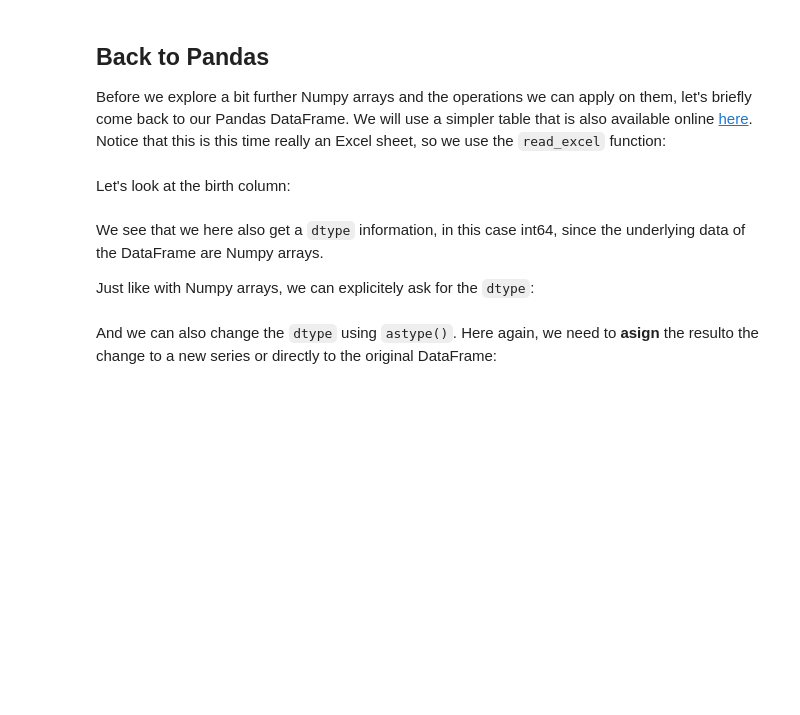
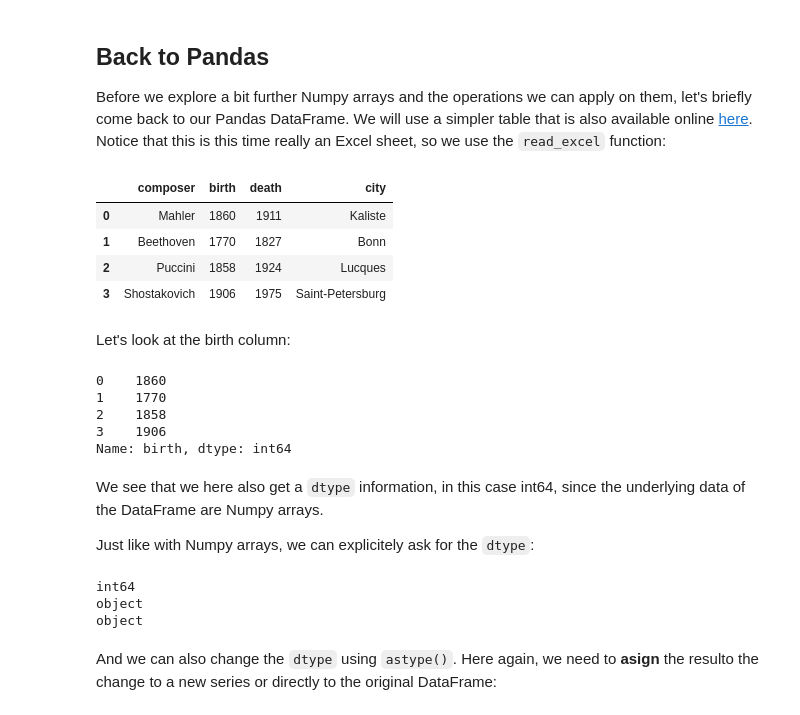
Before and after one commit to marco-finger/DSF-FS22-MarcoFinger, a Jupyter notebook: 05_Numpy_arrays.ipynb, the cells around one changed output. Saved outputs shown, nothing was run; the diff lists cells and outputs as text; code cells hidden in the pictures; blank space fills up the shorter version.

````diff
--- a/05_Numpy_arrays.ipynb
+++ b/05_Numpy_arrays.ipynb
@@ -140,9 +140,15 @@ Notice how we had to create a **new** array: most operations on Numpy arrays are
 
 Before we explore a bit further Numpy arrays and the operations we can apply on them, let's briefly come back to our Pandas DataFrame. We will use a simpler table that is also available online [here](https://github.com/guiwitz/NumpyPandas_course/blob/master/Data/composers.xlsx). Notice that this is this time really an Excel sheet, so we use the ```read_excel``` function:
 # %%
-# import pandas as pd
+import pandas as pd
 
-# composers = pd.read_excel('https://github.com/guiwitz/NumpyPandas_course/blob/master/Data/composers.xlsx?raw=true')
-# composers
+composers = pd.read_excel('https://github.com/guiwitz/NumpyPandas_course/blob/master/Data/composers.xlsx?raw=true')
+composers
+# %% [output]
+|  | composer | birth | death | city |
+| 0 | Mahler | 1860 | 1911 | Kaliste |
+| 1 | Beethoven | 1770 | 1827 | Bonn |
+| 2 | Puccini | 1858 | 1924 | Lucques |
+| 3 | Shostakovich | 1906 | 1975 | Saint-Petersburg |
 # %% [markdown]
 Let's look at the birth column:
@@ -151,3 +155,11 @@ Let's look at the birth column:
+# %%
+composers['birth']
+# %% [output]
+0    1860
+1    1770
+2    1858
+3    1906
+Name: birth, dtype: int64
 # %% [markdown]
 We see that we here also get a ```dtype``` information, in this case int64, since the underlying data of the DataFrame are Numpy arrays.
 
@@ -157,3 +167,11 @@
+# %%
+print(composers['birth'].dtype)
+print(composers['city'].dtype)
+print(composers['composer'].dtype)
+# %% [output]
+int64
+object
+object
 # %% [markdown]
 And we can also change the ```dtype``` using ```astype()```. Here again, we need to **asign** the resulto the change to a new series or directly to the original DataFrame:
 # %%
````
Also changed, not shown: parts of 13 cells of this notebook.
